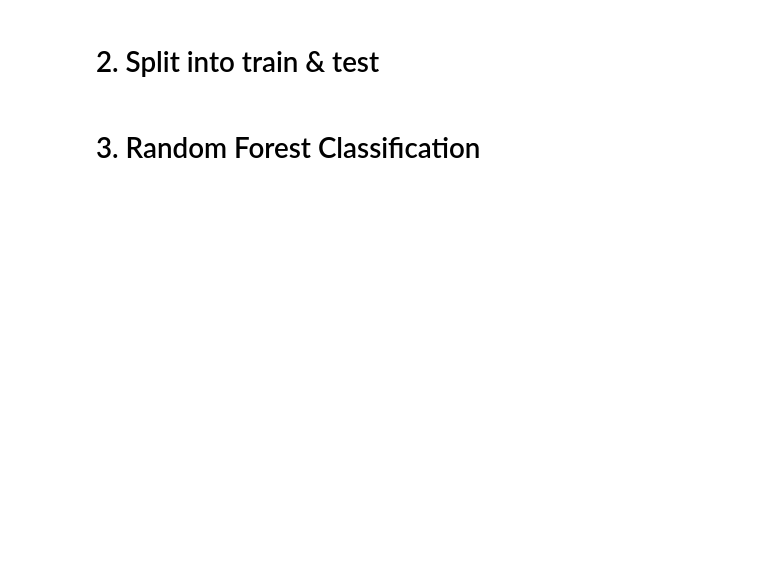
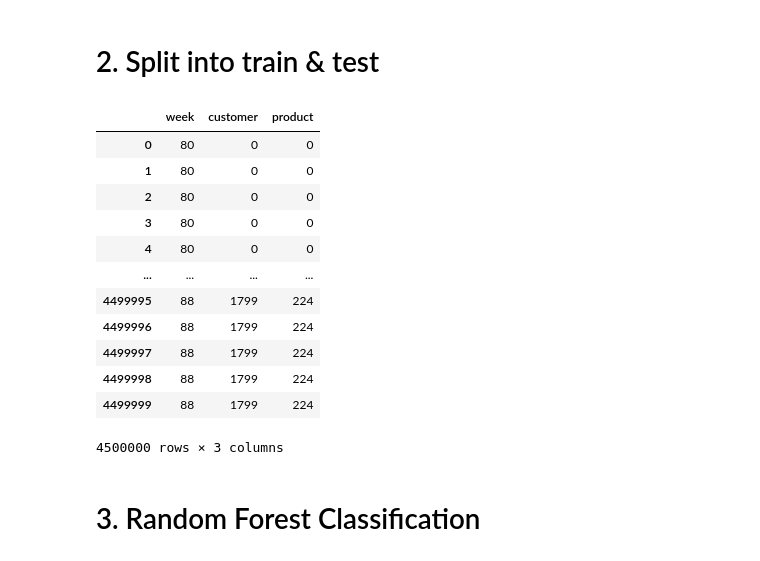
Before and after one commit to stijnbenja/BigData2, a Jupyter notebook: main.ipynb, the cells around one changed output. Saved outputs shown, nothing was run; the diff lists cells and outputs as text; code cells hidden in the pictures; blank space fills up the shorter version.

```diff
--- a/main.ipynb
+++ b/main.ipynb
@@ -56,6 +63,22 @@ test =  base[base['week']==89]
 
 x_train, x_test = train.drop(['price','bought'],axis=1), test.drop(['price','bought'],axis=1)
 y_train, y_test = train['bought'], test['bought']
+# %%
+x_train
+# %% [output]
+|  | week | customer | product |
+| 0 | 80 | 0 | 0 |
+| 1 | 80 | 0 | 0 |
+| 2 | 80 | 0 | 0 |
+| 3 | 80 | 0 | 0 |
+| 4 | 80 | 0 | 0 |
+| ... | ... | ... | ... |
+| 4499995 | 88 | 1799 | 224 |
+| 4499996 | 88 | 1799 | 224 |
+| 4499997 | 88 | 1799 | 224 |
+| 4499998 | 88 | 1799 | 224 |
+| 4499999 | 88 | 1799 | 224 |
+4500000 rows × 3 columns
 # %% [markdown]
 # 3. Random Forest Classification
 # %%
```
Also changed, not shown: parts of 10 cells of this notebook.
